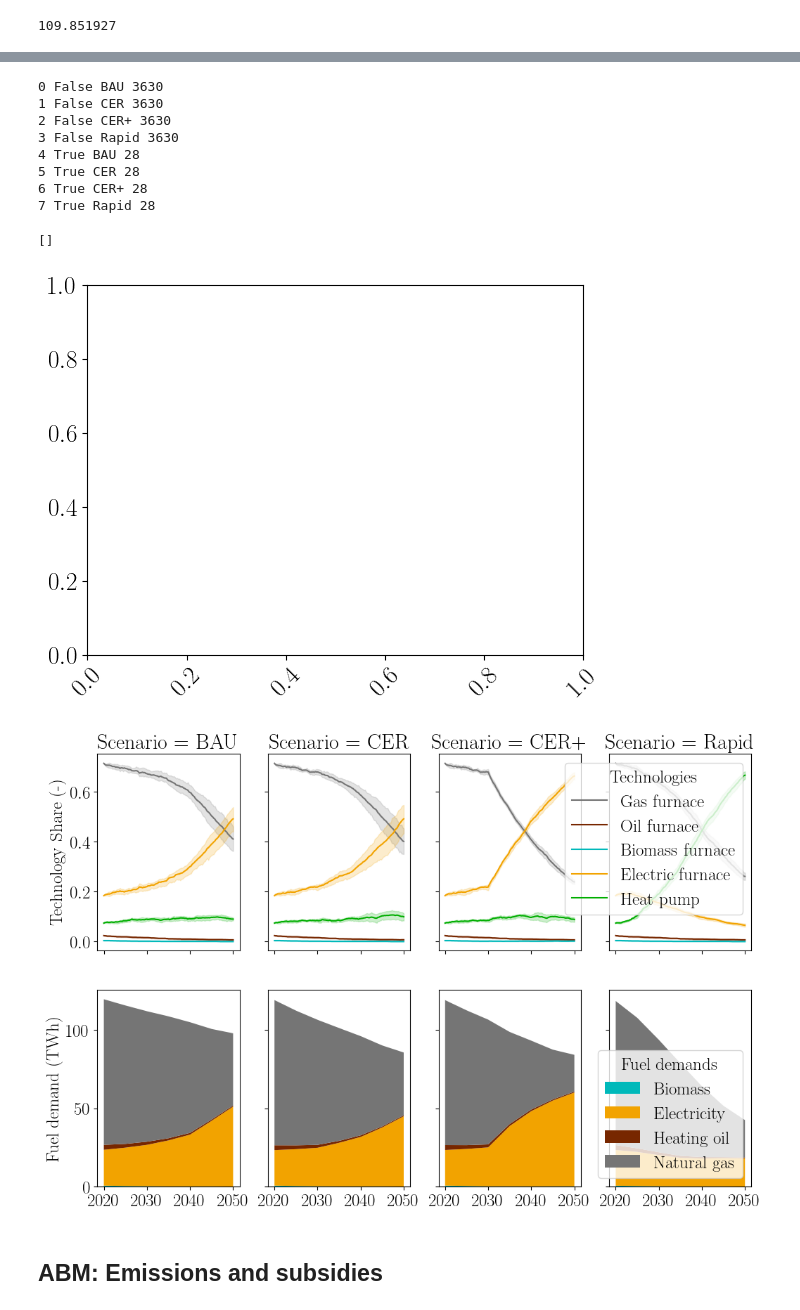
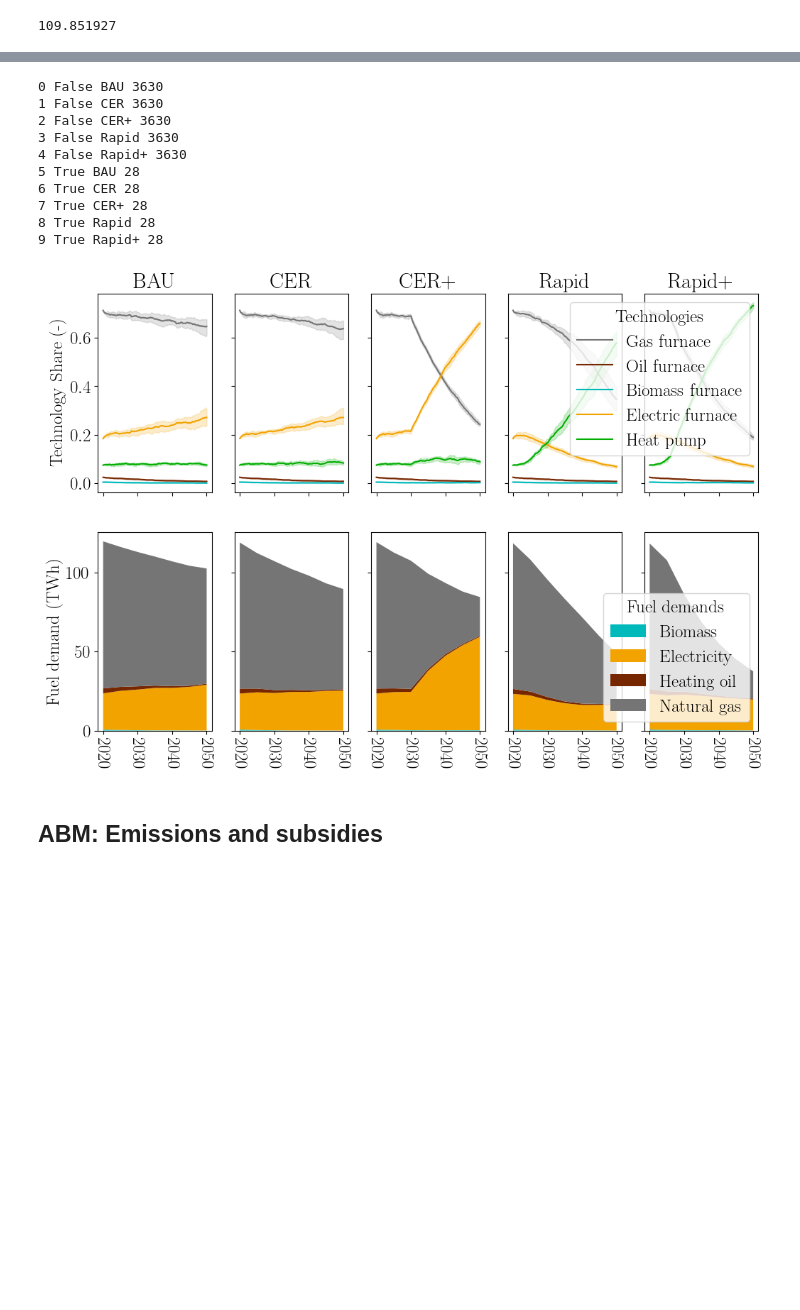
Before and after one commit to david-huck/canadopt, a Jupyter notebook: sandbox.ipynb, the cells around one changed output, grey strips where cells are left out. Drawn from its saved outputs; the diff is of its cells as text; code cells hidden in the pictures; blank space fills up the shorter version.

Commit message:
updated plots

```diff
--- a/sandbox.ipynb
+++ b/sandbox.ipynb
@@ -116,7 +116,7 @@ def copper_result_dir(abm_result_dir: Path):
     return result_dirs[int(iteration)]
 
 abm_result_dirs = Path("results").iterdir()
-date = "20240417"
+date = "202405"
 abm_result_dirs = [d for d in abm_result_dirs if date in d.name]
 # abm_result_dirs
 result_df = pd.DataFrame(list([(d, copper_result_dir(d)) for d in sorted(abm_result_dirs)]), columns=["ABM path", "ESM path"])
@@ -152,17 +154,17 @@ result_df
 #         for f in path.rglob("*"):
 #             zf.write(f, f)
 # %%
-# from zipfile import ZipFile
-# from pathlib import Path
+from zipfile import ZipFile
+from pathlib import Path
 
-# # unzip all the results
-# filenames :list[str]= []
-# with ZipFile("results_240417","r") as zf:
-#     file_list = zf.filelist
-#     for f in file_list:
-#         fn = f.filename
-#         zf.extract(f,)
-#         filenames.append(fn)
+# unzip all the results
+filenames :list[str]= []
+with ZipFile("results_240508","r") as zf:
+    file_list = zf.filelist
+    for f in file_list:
+        fn = f.filename
+        zf.extract(f,)
+        filenames.append(fn)
 # %% [markdown]
 ## ABM Adoption and energy demands
 # %%
@@ -174,6 +176,10 @@ retrofitted_buildings*100000/1e9
 # %% [output]
 109.851927
 # %%
+import sys
+sys.path.insert(0,"abetam")
+from abetam.batch import BatchResult
+import seaborn as sns
 from abetam.data.canada import (
     uncertain_demand_from_income_and_province,
     get_end_use_agg_heating_share
@@ -234,6 +240,3 @@ def get_scenario_retrofit_cost(abm_res):
 
     total_retrofit_costs["scenario"] = scenario
     return total_retrofit_costs
-
-
-get_scenario_retrofit_cost(abm_res)
@@ -371,47 +363,47 @@ plt.rcParams["font.family"] = "cm"
 plt.rcParams["font.size"] = "18"
 plt.rcParams['svg.fonttype'] = 'none'
 
-plt.xticks(rotation=45)
 fuel_name_map = dict(zip(Fuels, [x.value for x in Fuels]))
 fuel_name_map["Biomass"] = "Biomass"
 
-abm_fig, axs = plt.subplots(ncols=4, nrows=2,  sharex='all', sharey='row', figsize=(12,8))
+abm_fig, axs = plt.subplots(ncols=5, nrows=2,  sharex='all', sharey='row', figsize=(12,8))
 for i,(dem_scen, df) in enumerate(abm_results.groupby(["is_demand","scenario"])):
     print(i,dem_scen[0],dem_scen[1],len(df))
     ax = axs.flat[i]
     if not dem_scen[0]:
-        ax.title.set_text(f"Scenario = {dem_scen[1]}")
-        show_legend = i==3
+        ax.title.set_text(f"{dem_scen[1]}")
+        show_legend = i==4
         sns.lineplot(data=df, x="year", y="value", hue="variable", palette=ABM_colors, ax=ax, legend=show_legend)
         if show_legend:
             ax.get_legend().set_title("Technologies")
     else:
-        show_legend = i==7
+        show_legend = i==9
         wide_df = df.pivot(columns="variable", values="value", index="year")
         wide_columns = wide_df.columns
         column_vals = [wide_df[col].astype(float) for col in wide_columns]
         ax.stackplot(wide_df.index, *column_vals, colors=[ABM_colors[col] for col in wide_columns], labels=[fuel_name_map[col] for col in wide_columns])
         if show_legend:
             ax.legend(loc="lower right")
             ax.get_legend().set_title("Fuel demands")
 
 
 abm_fig.axes[0].set_ylabel("Technology Share (-)")
-abm_fig.axes[4].set_ylabel("Fuel demand (TWh)")
+abm_fig.axes[5].set_ylabel("Fuel demand (TWh)")
 abm_fig.axes[0].set_xticks(range(2020,2051,10))
-abm_fig.axes[0].set_xticklabels(range(2020,2051,10))
+for ax in abm_fig.axes:
+    ax.set_xticklabels(range(2020,2051,10), rotation=-90)
 # %% [output]
 0 False BAU 3630
 1 False CER 3630
 2 False CER+ 3630
 3 False Rapid 3630
-4 True BAU 28
-5 True CER 28
-6 True CER+ 28
-7 True Rapid 28
+4 False Rapid+ 3630
+5 True BAU 28
+6 True CER 28
+7 True CER+ 28
+8 True Rapid 28
+9 True Rapid+ 28
-[]
-[figure, old version]
+[figure, new version]
-[figure, removed]
 # %% [markdown]
 ## ABM: Emissions and subsidies
 # %%
```
Also changed, not shown: parts of 34 cells of this notebook.
